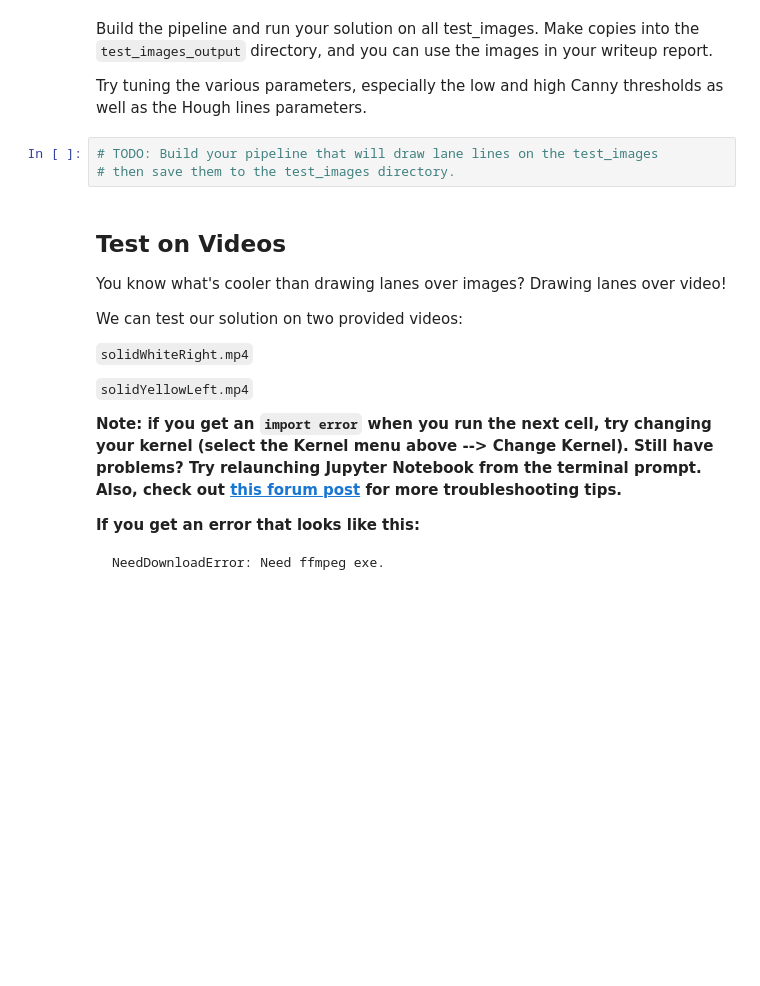
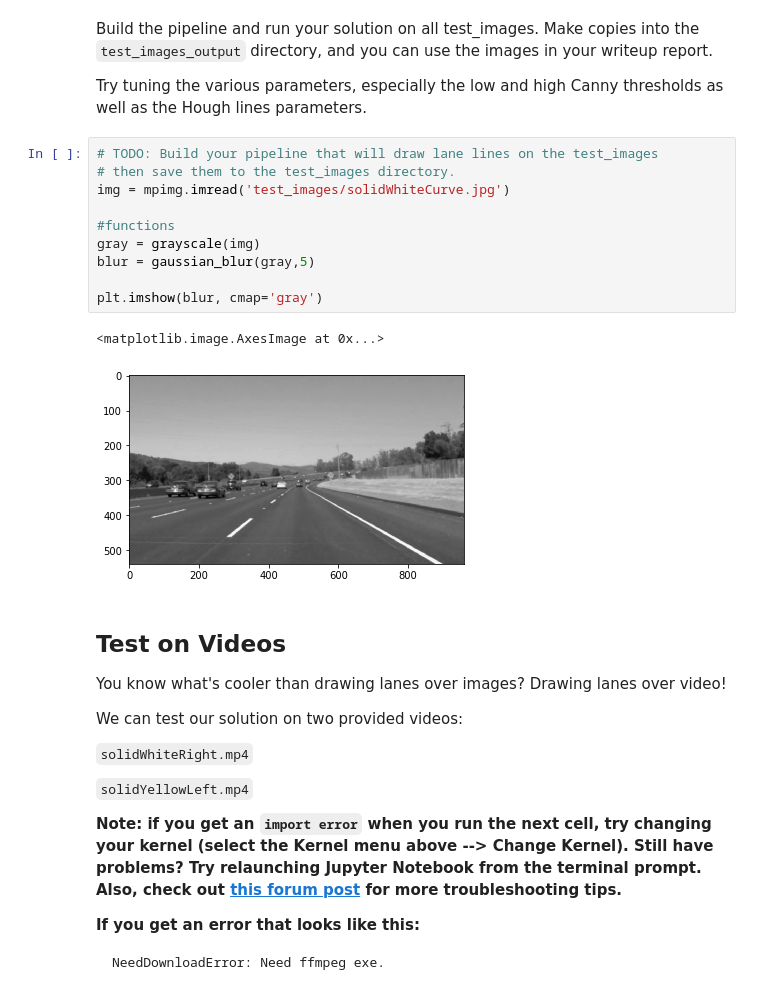
Before and after one commit to csilver2/CarND-LaneLines-P1, a Jupyter notebook: P1.ipynb, the cells around one changed output. Cells and saved outputs as stored; diff of their text form; blank space fills up the shorter version.

```diff
--- a/P1.ipynb
+++ b/P1.ipynb
@@ -188,6 +195,16 @@ Try tuning the various parameters, especially the low and high Canny thresholds
 # %%
 # TODO: Build your pipeline that will draw lane lines on the test_images
 # then save them to the test_images directory.
+img = mpimg.imread('test_images/solidWhiteCurve.jpg')
+
+#functions
+gray = grayscale(img)
+blur = gaussian_blur(gray,5)
+
+plt.imshow(blur, cmap='gray')
+# %% [output]
+<matplotlib.image.AxesImage at 0x...>
+[figure, added]
 # %% [markdown]
 ## Test on Videos
 
```
Also changed, not shown: parts of 1 cell of this notebook.
